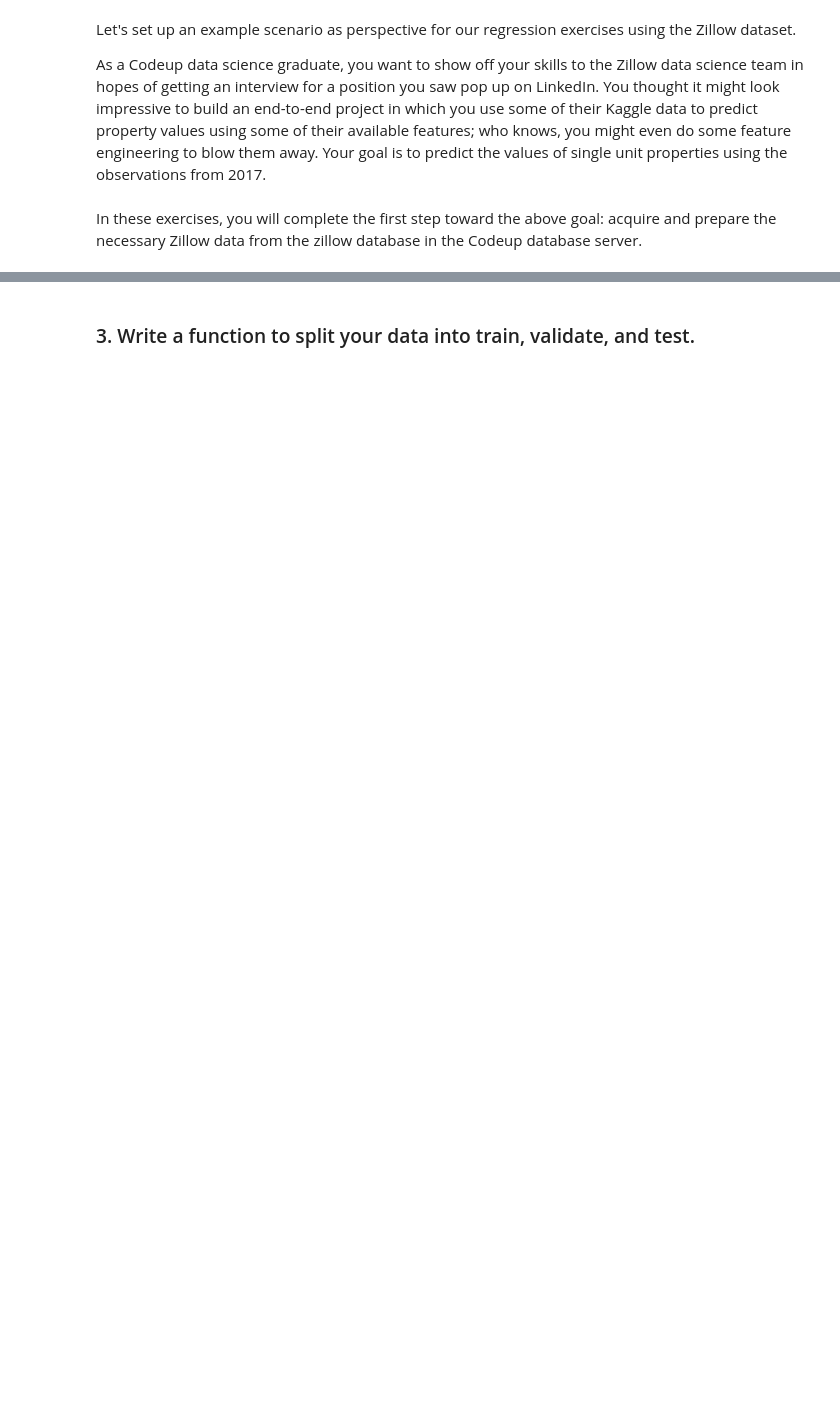
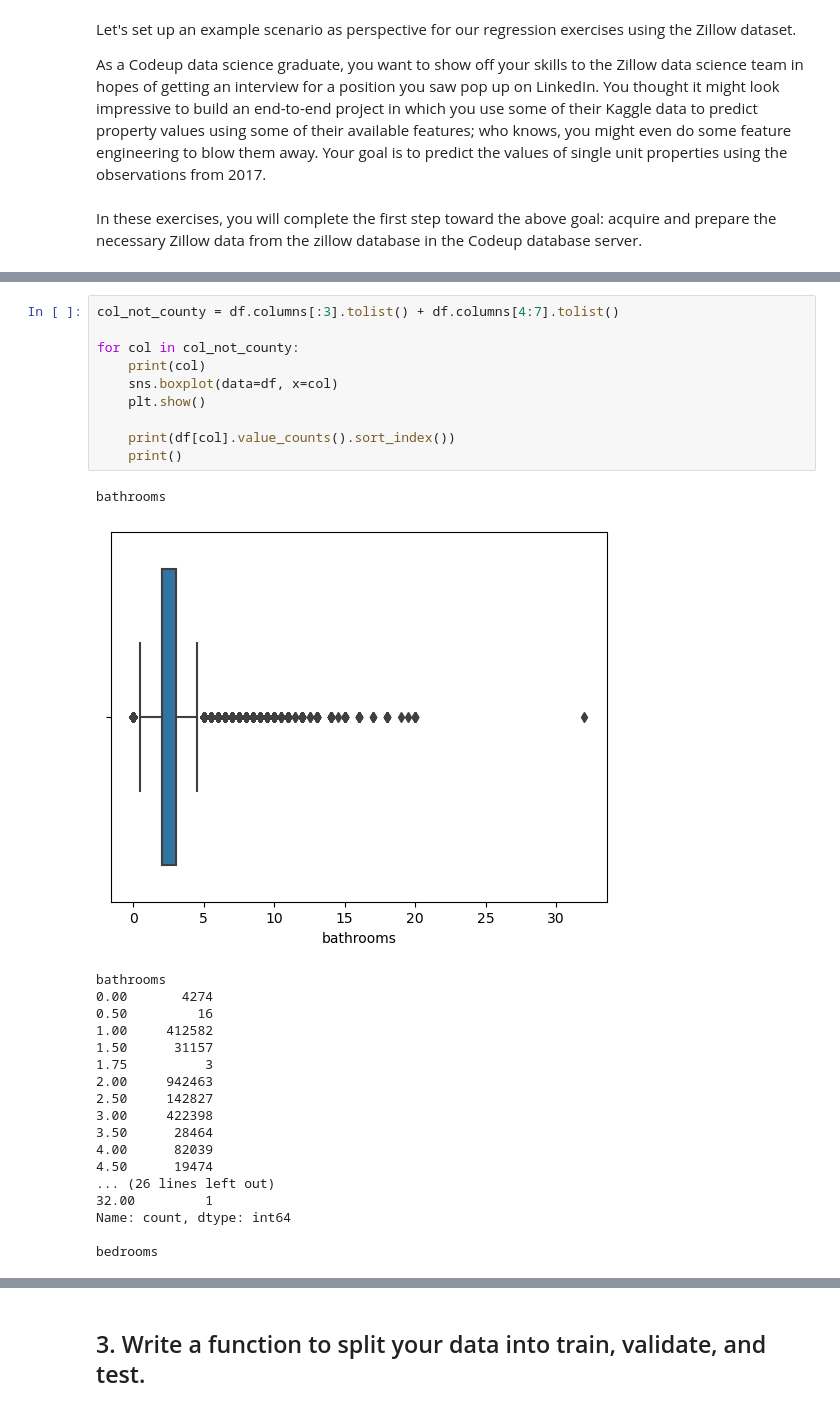
Before and after one commit to Josue-Gonzalez627/regression-exercises, a Jupyter notebook: wrangle.ipynb, the cells around one changed output, grey strips where cells are left out. Drawn from its saved outputs; the diff is of its cells as text; blank space fills up the shorter version.

```diff
--- a/wrangle.ipynb
+++ b/wrangle.ipynb
@@ -49,0 +440,30 @@ def get_zillow_data():
+# %%
+col_not_county = df.columns[:3].tolist() + df.columns[4:7].tolist()
+
+for col in col_not_county:
+    print(col)
+    sns.boxplot(data=df, x=col)
+    plt.show()
+
+    print(df[col].value_counts().sort_index())
+    print()
+# %% [output]
+bathrooms
+[figure, added]
+bathrooms
+0.00       4274
+0.50         16
+1.00     412582
+1.50      31157
+1.75          3
+2.00     942463
+2.50     142827
+3.00     422398
+3.50      28464
+4.00      82039
+4.50      19474
+... (26 lines left out)
+32.00         1
+Name: count, dtype: int64
+
+bedrooms
@@ -50,2 +550,2 @@ def get_zillow_data():
 # %% [markdown]
-### 3. Write a function to split your data into train, validate, and test.
+## 3. Write a function to split your data into train, validate, and test.
```
Also changed, not shown: parts of 66 cells of this notebook, 3 other files.
